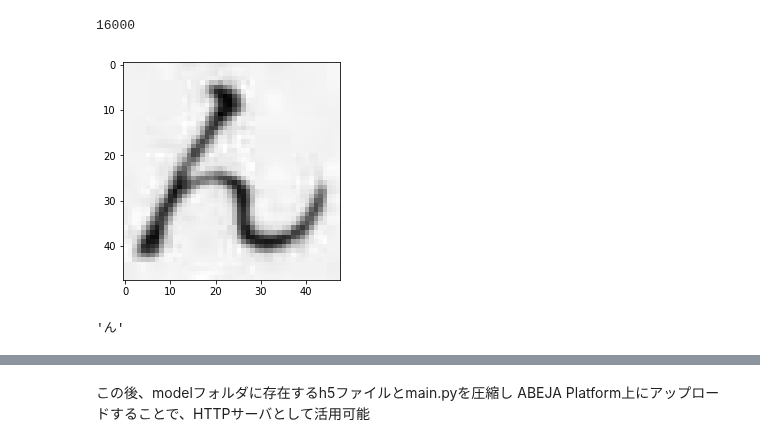
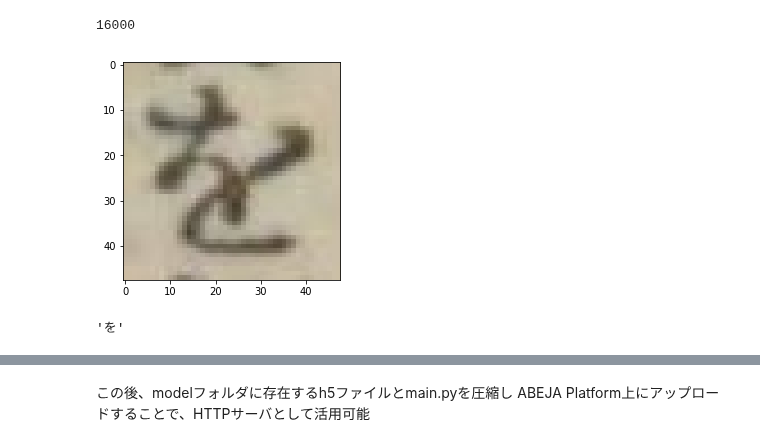
Before and after one commit to abeja-inc/Platform_handson, a Jupyter notebook: hiragana_classify/notebook/hiragana.ipynb, the cells around one changed output, grey strips where cells are left out. Saved outputs shown, nothing was run; the diff lists cells and outputs as text; code cells hidden in the pictures.

```diff
--- a/hiragana_classify/notebook/hiragana.ipynb
+++ b/hiragana_classify/notebook/hiragana.ipynb
@@ -191,16 +191,16 @@ len(predict)
 label = ["あ","い","う","え","お","か","が","き","ぎ","く","ぐ","け","げ","こ","ご","さ","ざ","し","じ","す","ず","せ","ぜ","そ","ぞ","た","だ","ち","ぢ","つ","づ","て","で","と","ど","な","に","ぬ","ね","の","は","ば","ぱ","ひ","び","ぴ","ふ","ぶ","ぷ","へ","べ","ぺ","ほ","ぼ","ぽ","ま","み","む","め","も","や","ゆ","よ","ら","り","る","れ","ろ","わ","ゐ","ゑ","を","ん"]
 # %%
 import matplotlib.pyplot as plt
-ind = 500
+ind = 5542
 im_list = np.asarray(X_test_orig[ind])
 plt.imshow(im_list)
 plt.show()
 # %% [output]
-[figure, old version]
+[figure, new version]
 # %%
 label[predict[ind].tolist().index(max(predict[ind]))]
 # %% [output]
-'ん'
+'を'
 # %%
 #モデルの保存
 model.save('./model/hiragana_model.h5', include_optimizer=False)
```
Also changed, not shown: parts of 12 cells of this notebook, 1 other file.
